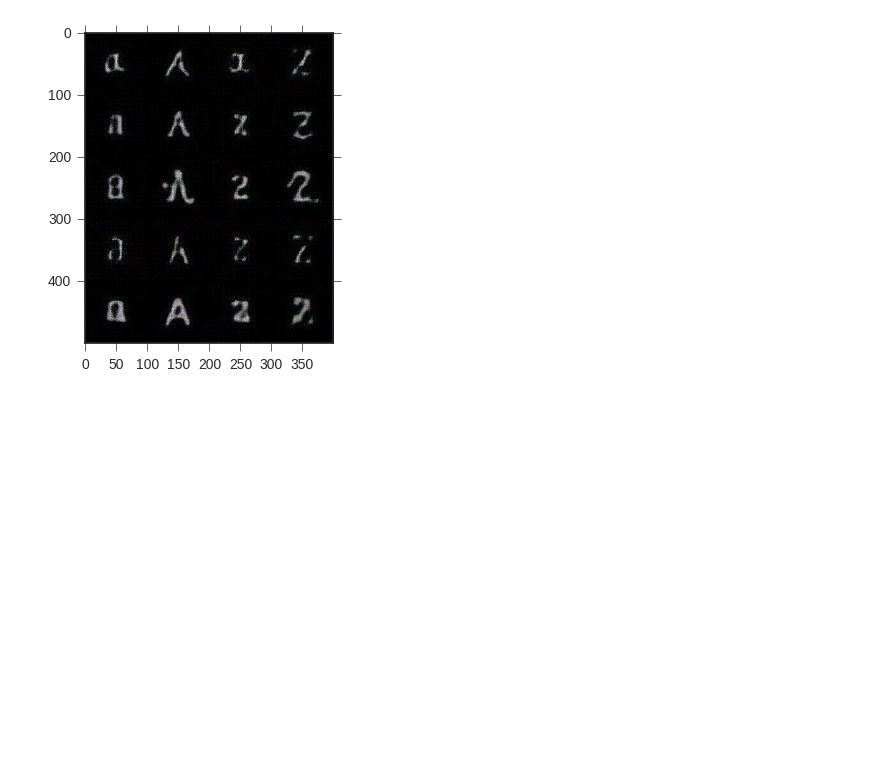
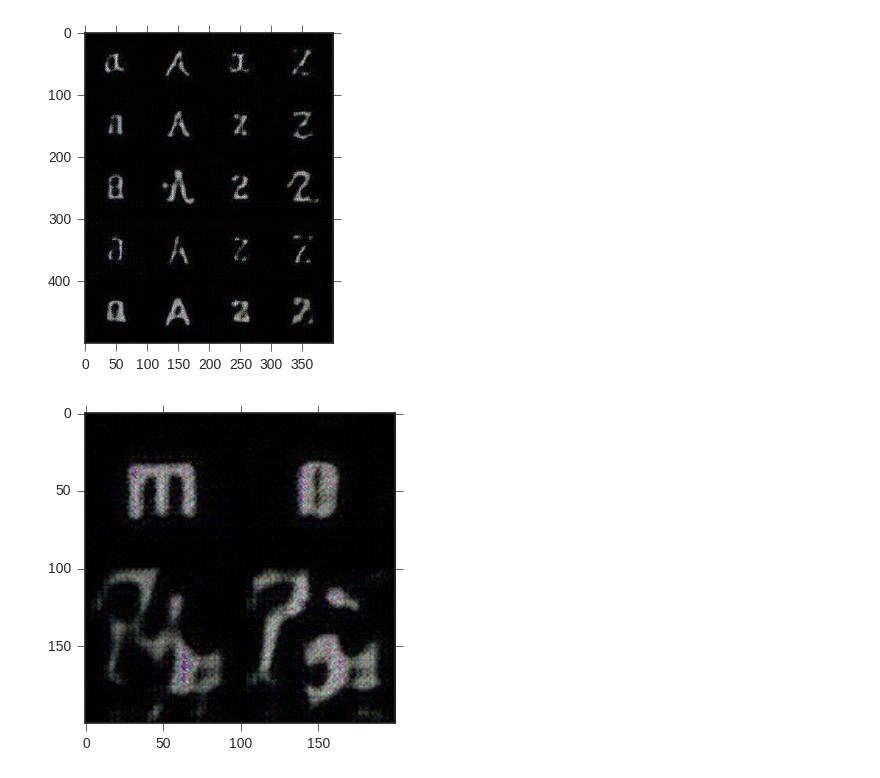
Before and after one commit to indraastra/cadl-work, a Jupyter notebook: 2_mdn_char_rnn/VAEGAN Exploration.ipynb, the cells around one changed output. Drawn from its saved outputs; the diff is of its cells as text; code cells hidden in the pictures; blank space fills up the shorter version.

```diff
--- a/2_mdn_char_rnn/VAEGAN Exploration.ipynb
+++ b/2_mdn_char_rnn/VAEGAN Exploration.ipynb
@@ -138,0 +184,10 @@ show_images(np.hstack([az_imgs_recon[:, :2], new_recon]))
+# %%
+zs = (zs - 0.5) * 10
+# %%
+recon = sess.run(model['x_tilde'],
+                 feed_dict={model['z']: zs.reshape(-1, 64)})
+recon = np.array([postprocess(img) for img in recon]).reshape((2, 2, SIZE, SIZE, 3))
+# %%
+show_images(recon)
+# %% [output]
+[figure, added]
```
Also changed, not shown: parts of 2 cells of this notebook, 2 other files.
